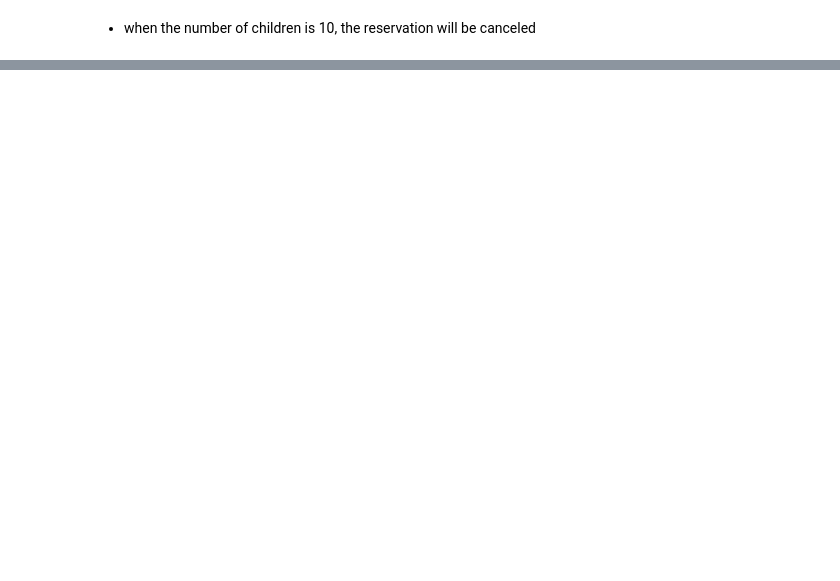
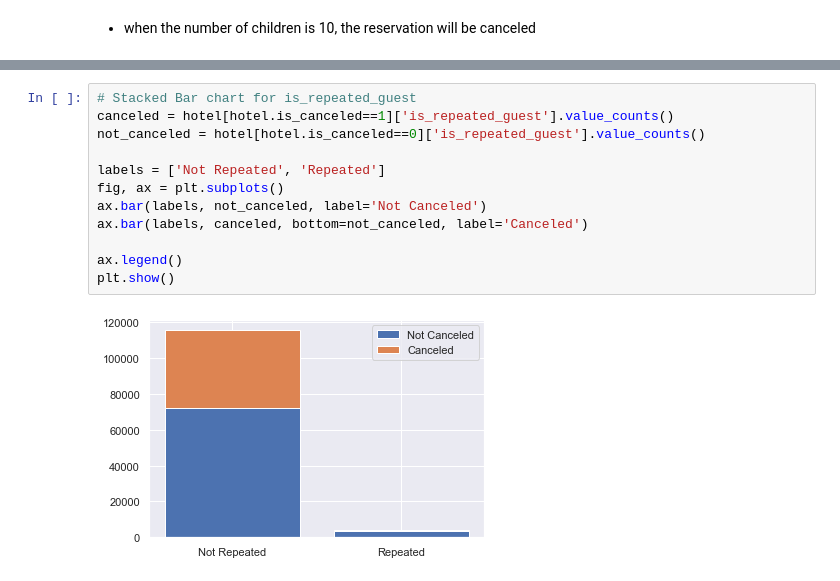
Before and after one commit to tkong1998/hotel-booking-demand, a Jupyter notebook: data_visualization.ipynb, the cells around one changed output, grey strips where cells are left out. Cells and saved outputs as stored; diff of their text form; blank space fills up the shorter version.

```diff
--- a/data_visualization.ipynb
+++ b/data_visualization.ipynb
@@ -322,0 +324,14 @@ sns.barplot(x='meal', y='is_canceled',data=hotel)
+# %%
+# Stacked Bar chart for is_repeated_guest
+canceled = hotel[hotel.is_canceled==1]['is_repeated_guest'].value_counts()
+not_canceled = hotel[hotel.is_canceled==0]['is_repeated_guest'].value_counts()
+
+labels = ['Not Repeated', 'Repeated']
+fig, ax = plt.subplots()
+ax.bar(labels, not_canceled, label='Not Canceled')
+ax.bar(labels, canceled, bottom=not_canceled, label='Canceled')
+
+ax.legend()
+plt.show()
+# %% [output]
+[figure, added]
```
Also changed, not shown: parts of 36 cells of this notebook, 5 other files.
